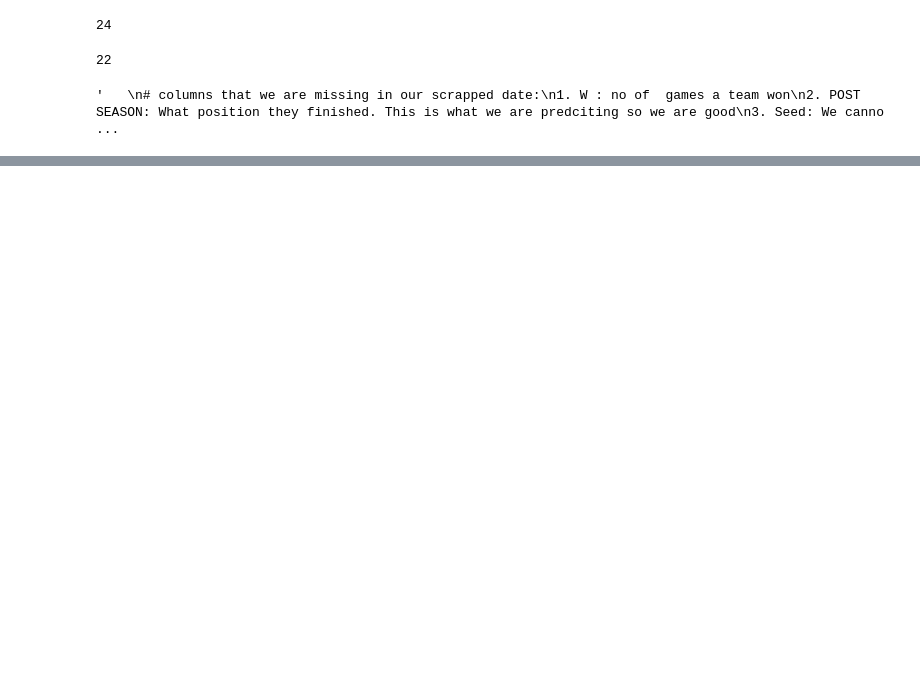
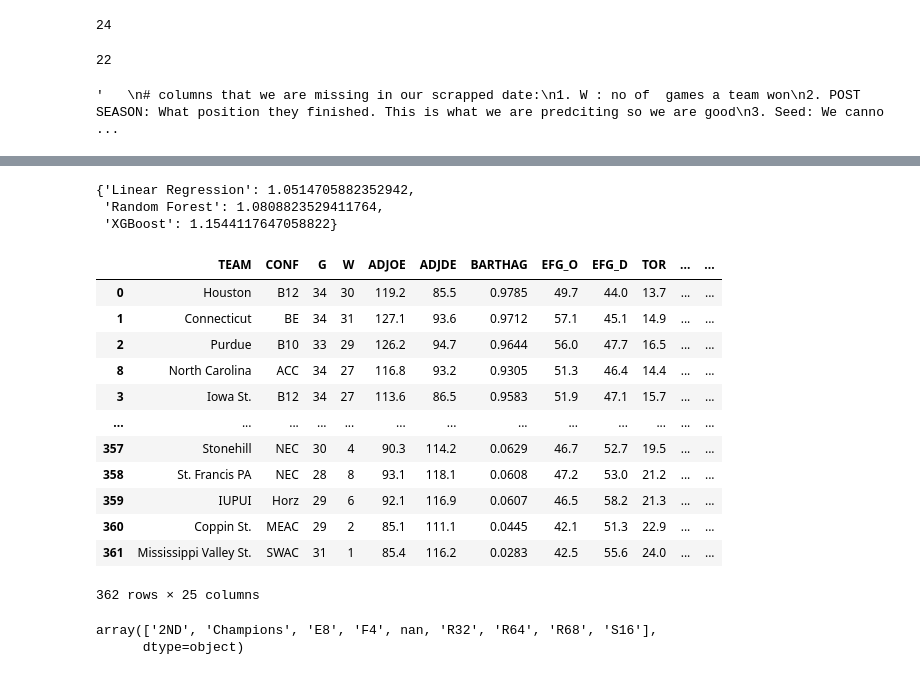
Before and after one commit to danishmaknojia/Final_Project_DE, a Jupyter notebook: data_clense.ipynb, the cells around one changed output, grey strips where cells are left out. Cells and saved outputs as stored; diff of their text form; code cells hidden in the pictures; blank space fills up the shorter version.

```diff
--- a/data_clense.ipynb
+++ b/data_clense.ipynb
@@ -306,0 +207,27 @@ teams_make_march_madness[teams_make_march_madness['TEAM'] == 'Purdue']
+# %%
+results
+# %% [output]
+{'Linear Regression': 1.0514705882352942,
+ 'Random Forest': 1.0808823529411764,
+ 'XGBoost': 1.1544117647058822}
+# %%
+cbb24.sort_values('SEED')
+# %% [output]
+|  | TEAM | CONF | G | W | ADJOE | ADJDE | BARTHAG | EFG_O | EFG_D | TOR | ... | ... |
+| 0 | Houston | B12 | 34 | 30 | 119.2 | 85.5 | 0.9785 | 49.7 | 44.0 | 13.7 | ... | ... |
+| 1 | Connecticut | BE | 34 | 31 | 127.1 | 93.6 | 0.9712 | 57.1 | 45.1 | 14.9 | ... | ... |
+| 2 | Purdue | B10 | 33 | 29 | 126.2 | 94.7 | 0.9644 | 56.0 | 47.7 | 16.5 | ... | ... |
+| 8 | North Carolina | ACC | 34 | 27 | 116.8 | 93.2 | 0.9305 | 51.3 | 46.4 | 14.4 | ... | ... |
+| 3 | Iowa St. | B12 | 34 | 27 | 113.6 | 86.5 | 0.9583 | 51.9 | 47.1 | 15.7 | ... | ... |
+| ... | ... | ... | ... | ... | ... | ... | ... | ... | ... | ... | ... | ... |
+| 357 | Stonehill | NEC | 30 | 4 | 90.3 | 114.2 | 0.0629 | 46.7 | 52.7 | 19.5 | ... | ... |
+| 358 | St. Francis PA | NEC | 28 | 8 | 93.1 | 118.1 | 0.0608 | 47.2 | 53.0 | 21.2 | ... | ... |
+| 359 | IUPUI | Horz | 29 | 6 | 92.1 | 116.9 | 0.0607 | 46.5 | 58.2 | 21.3 | ... | ... |
+| 360 | Coppin St. | MEAC | 29 | 2 | 85.1 | 111.1 | 0.0445 | 42.1 | 51.3 | 22.9 | ... | ... |
+| 361 | Mississippi Valley St. | SWAC | 31 | 1 | 85.4 | 116.2 | 0.0283 | 42.5 | 55.6 | 24.0 | ... | ... |
+362 rows × 25 columns
+# %%
+cbb['POSTSEASON'].unique()
+# %% [output]
+array(['2ND', 'Champions', 'E8', 'F4', nan, 'R32', 'R64', 'R68', 'S16'],
+      dtype=object)
```
Also changed, not shown: parts of 25 cells of this notebook, 2 other files.
